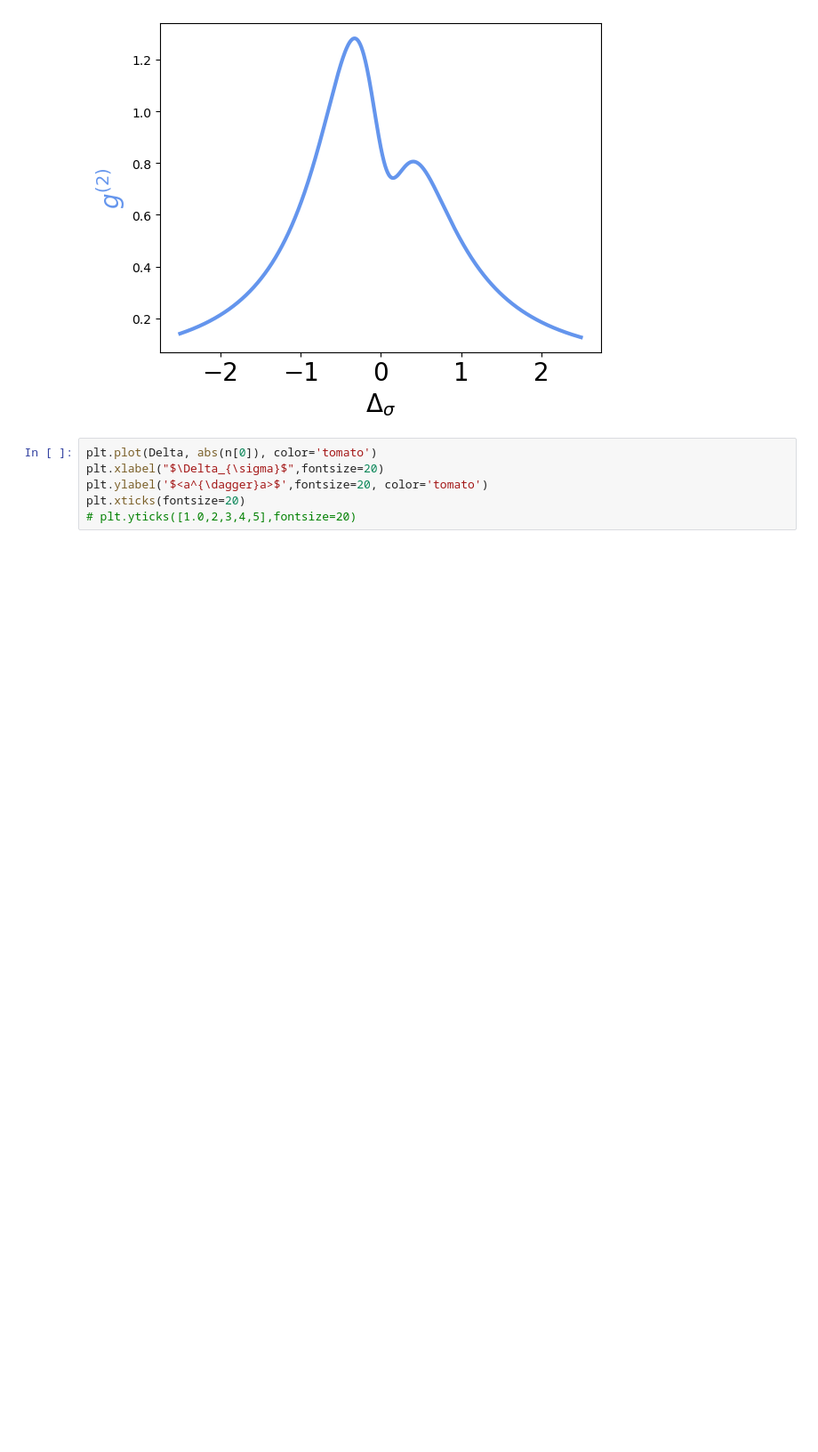
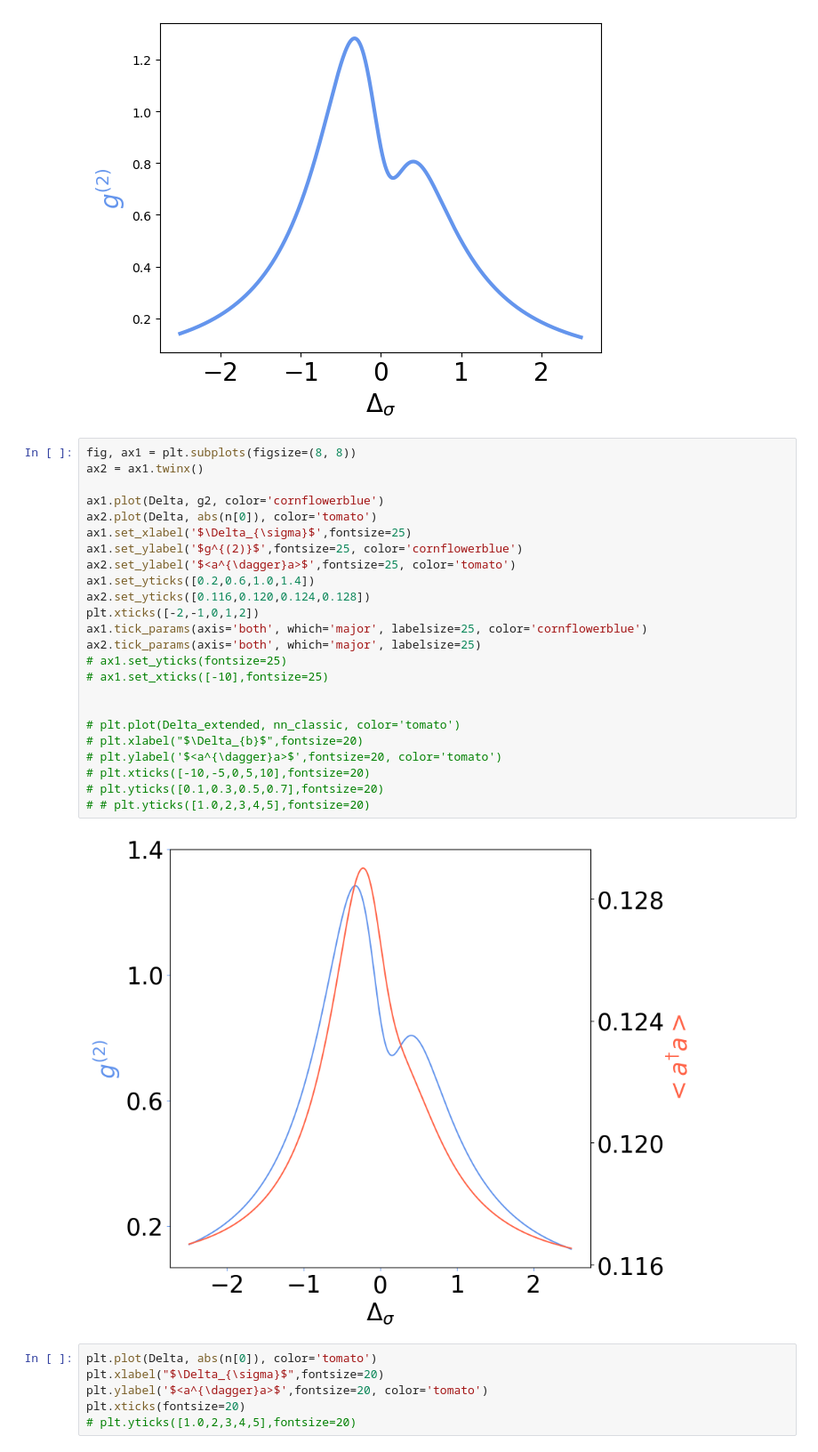
Before and after one commit to kdg930202/Polariton_neural_network, a Jupyter notebook: case4_reservoir_RFR.ipynb, the cells around one changed output. Shown at 89% size. Cells and saved outputs as stored; diff of their text form; blank space fills up the shorter version.

```diff
--- a/case4_reservoir_RFR.ipynb
+++ b/case4_reservoir_RFR.ipynb
@@ -59,6 +59,32 @@ plt.xticks(fontsize=20)
   Text(2.0, 0, '2'),
   Text(3.0, 0, '3')])
 [figure]
+# %%
+fig, ax1 = plt.subplots(figsize=(8, 8))
+ax2 = ax1.twinx()
+
+ax1.plot(Delta, g2, color='cornflowerblue')
+ax2.plot(Delta, abs(n[0]), color='tomato')
+ax1.set_xlabel('$\Delta_{\sigma}$',fontsize=25)
+ax1.set_ylabel('$g^{(2)}$',fontsize=25, color='cornflowerblue')
+ax2.set_ylabel('$<a^{\dagger}a>$',fontsize=25, color='tomato')
+ax1.set_yticks([0.2,0.6,1.0,1.4])
+ax2.set_yticks([0.116,0.120,0.124,0.128])
+plt.xticks([-2,-1,0,1,2])
+ax1.tick_params(axis='both', which='major', labelsize=25, color='cornflowerblue')
+ax2.tick_params(axis='both', which='major', labelsize=25)
+# ax1.set_yticks(fontsize=25)
+# ax1.set_xticks([-10],fontsize=25)
+
+
+# plt.plot(Delta_extended, nn_classic, color='tomato')
+# plt.xlabel("$\Delta_{b}$",fontsize=20)
+# plt.ylabel('$<a^{\dagger}a>$',fontsize=20, color='tomato')
+# plt.xticks([-10,-5,0,5,10],fontsize=20)
+# plt.yticks([0.1,0.3,0.5,0.7],fontsize=20)
+# # plt.yticks([1.0,2,3,4,5],fontsize=20)
+# %% [output]
+[figure, added]
 # %%
 plt.plot(Delta, abs(n[0]), color='tomato')
 plt.xlabel("$\Delta_{\sigma}$",fontsize=20)
```
Also changed, not shown: parts of 8 cells of this notebook.
